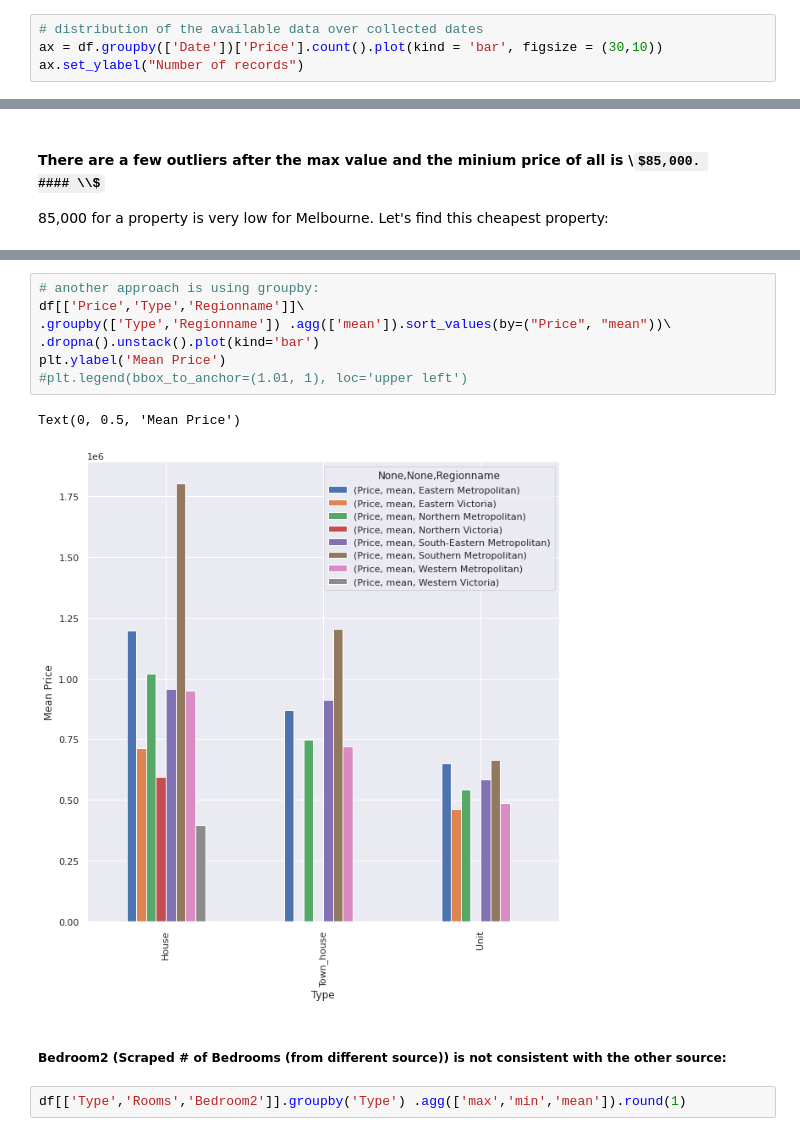
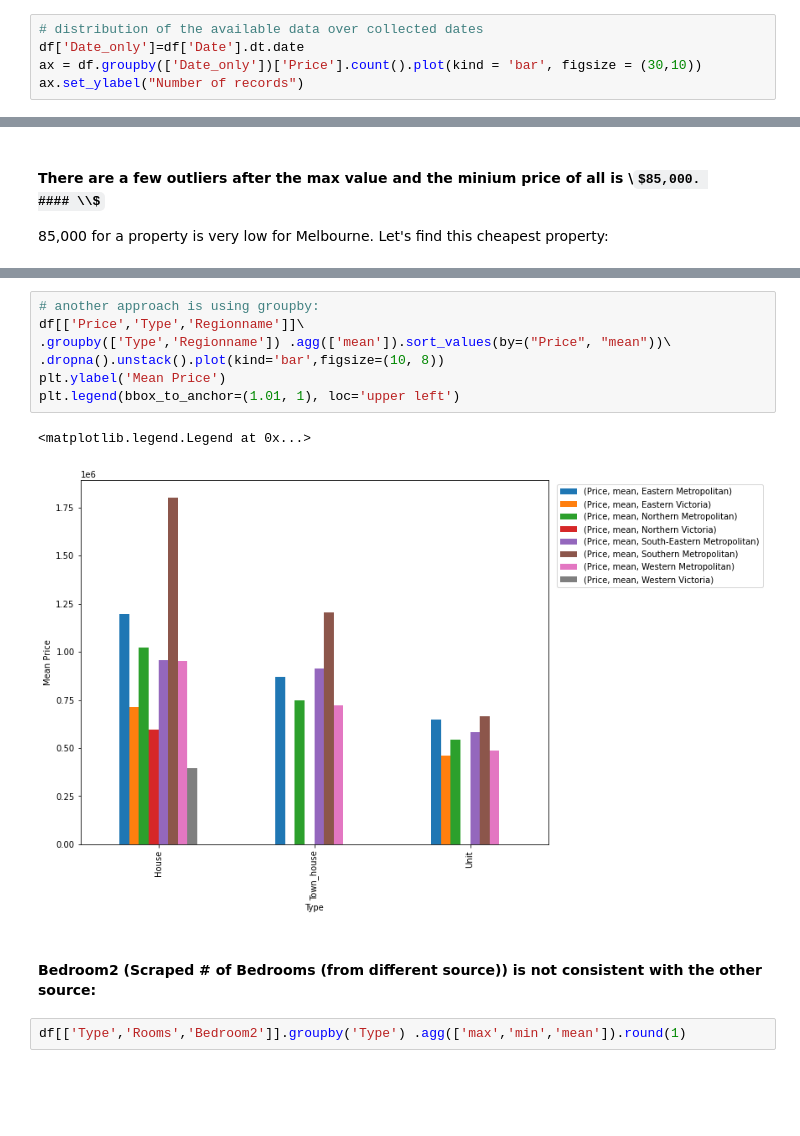
Before and after one commit to maftouni/Pandas_Jump_Start, a Jupyter notebook: data-exploration-in-pandas-jump-start.ipynb, the cells around one changed output, grey strips where cells are left out. Cells and saved outputs as stored; diff of their text form; some formulas as TeX source; blank space fills up the shorter version.

```diff
--- a/data-exploration-in-pandas-jump-start.ipynb
+++ b/data-exploration-in-pandas-jump-start.ipynb
@@ -461,7 +451,8 @@ The mean Price of a property meeting our criteria is:  $1,174,566.46
 #### Groupby is a versatile and extremely useful function for exploratory data analysis
 # %%
 # distribution of the available data over collected dates
-ax = df.groupby(['Date'])['Price'].count().plot(kind = 'bar', figsize = (30,10))
+df['Date_only']=df['Date'].dt.date
+ax = df.groupby(['Date_only'])['Price'].count().plot(kind = 'bar', figsize = (30,10))
 ax.set_ylabel("Number of records")
 # %% [output]
 Text(0, 0.5, 'Number of records')
@@ -574,15 +566,15 @@ Text(0.5, 1.0, 'Southern Metropolitan is constistanly the most expensive region'
 # %%
 # another approach is using groupby:
 df[['Price','Type','Regionname']]\
 .groupby(['Type','Regionname']) .agg(['mean']).sort_values(by=("Price", "mean"))\
-.dropna().unstack().plot(kind='bar')
+.dropna().unstack().plot(kind='bar',figsize=(10, 8))
 plt.ylabel('Mean Price')
-#plt.legend(bbox_to_anchor=(1.01, 1), loc='upper left')
+plt.legend(bbox_to_anchor=(1.01, 1), loc='upper left')
 # %% [output]
-Text(0, 0.5, 'Mean Price')
+<matplotlib.legend.Legend at 0x...>
-[figure, old version]
+[figure, new version]
 # %% [markdown]
-##### Bedroom2 (Scraped # of Bedrooms (from different source)) is not consistent with the other source:
+#### Bedroom2 (Scraped # of Bedrooms (from different source)) is not consistent with the other source:
 # %%
 df[['Type','Rooms','Bedroom2']].groupby('Type') .agg(['max','min','mean']).round(1)
 # %% [output]
```
Also changed, not shown: parts of 42 cells of this notebook.
